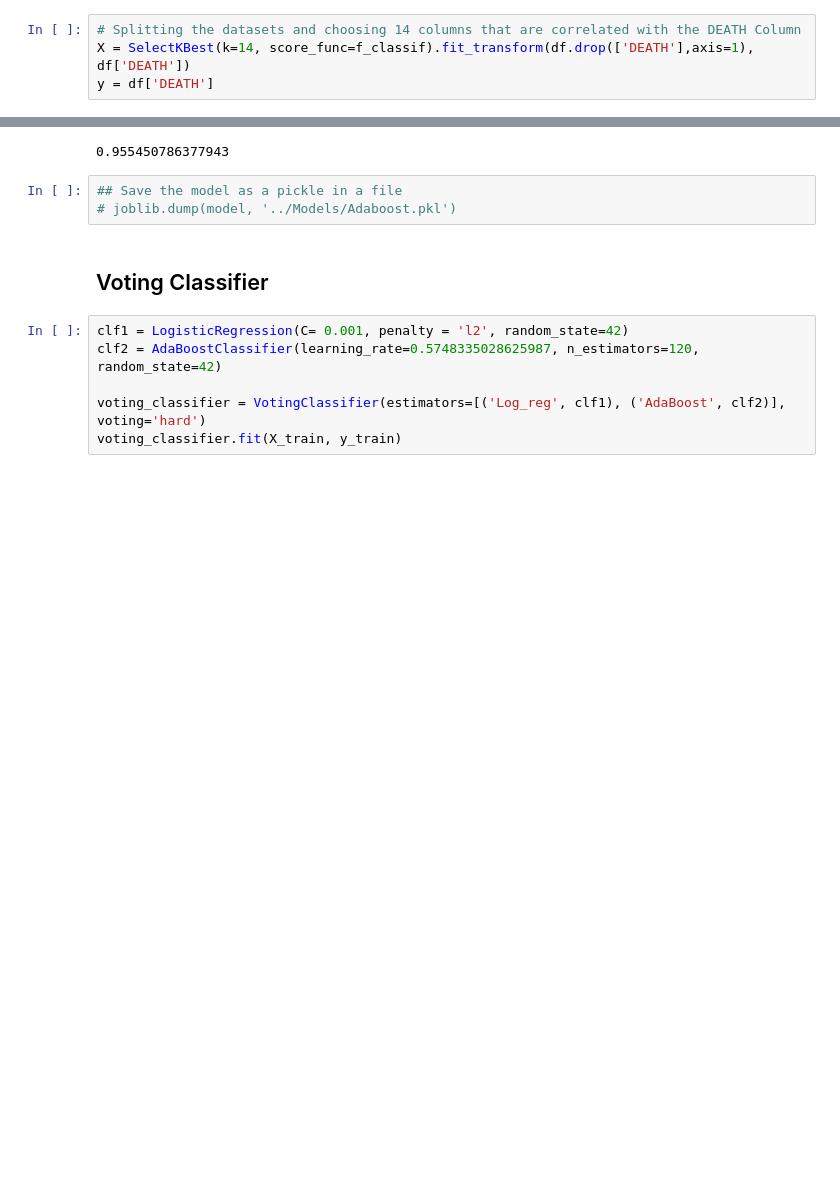
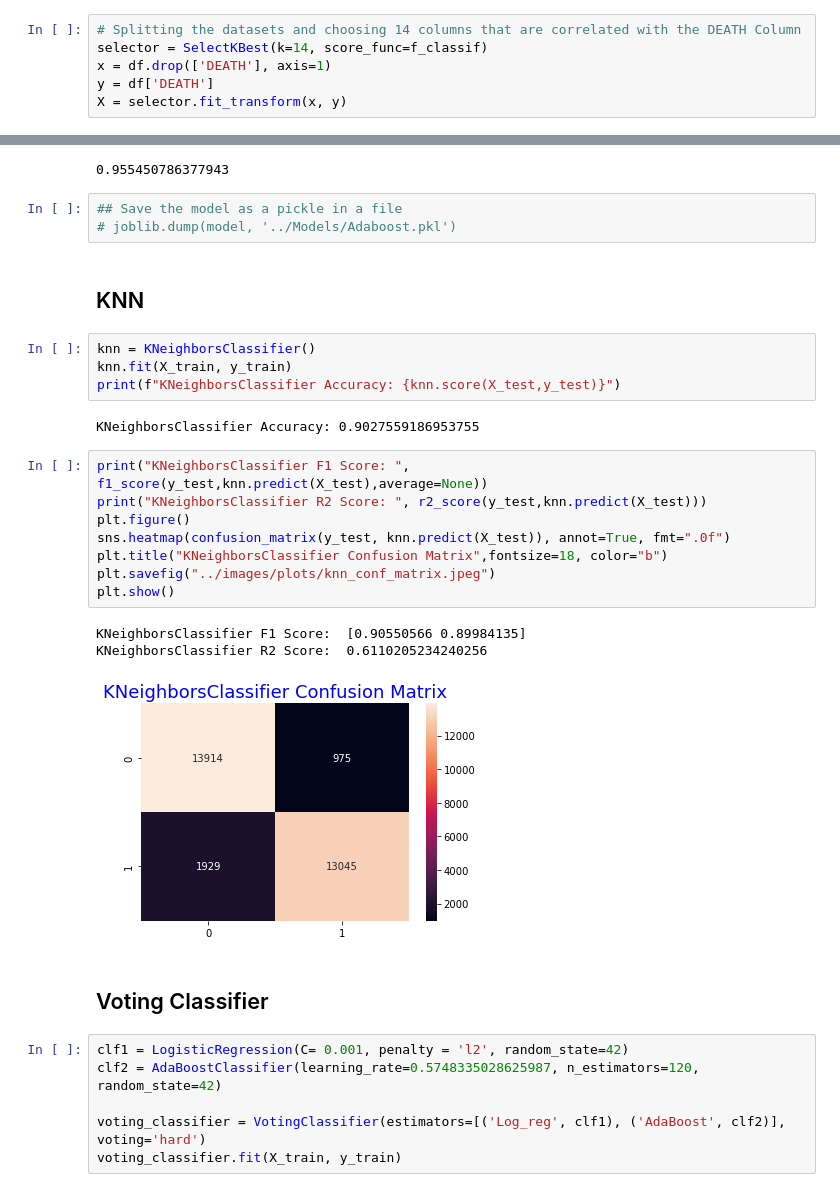
Before and after one commit to JammalAdeyemi/CovidPatientRiskEvaluation, a Jupyter notebook: notebooks/Modelling.ipynb, the cells around one changed output, grey strips where cells are left out. Cells and saved outputs as stored; diff of their text form; blank space fills up the shorter version.

```diff
--- a/notebooks/Modelling.ipynb
+++ b/notebooks/Modelling.ipynb
@@ -34,5 +34,7 @@ df.head()
 | 4 | 2 | 1 | 2 | 1 | 2 | 68 | 2 | 1 | 2 | ... |
 # %%
 # Splitting the datasets and choosing 14 columns that are correlated with the DEATH Column
-X = SelectKBest(k=14, score_func=f_classif).fit_transform(df.drop(['DEATH'],axis=1), df['DEATH'])
+selector = SelectKBest(k=14, score_func=f_classif)
+x = df.drop(['DEATH'], axis=1)
 y = df['DEATH']
+X = selector.fit_transform(x, y)
@@ -362,6 +398,26 @@ roc_auc_score(y_test,prob_vector)
 # %%
 ## Save the model as a pickle in a file
 # joblib.dump(model, '../Models/Adaboost.pkl')
+# %% [markdown]
+## KNN
+# %%
+knn = KNeighborsClassifier()
+knn.fit(X_train, y_train)
+print(f"KNeighborsClassifier Accuracy: {knn.score(X_test,y_test)}")
+# %% [output]
+KNeighborsClassifier Accuracy: 0.9027559186953755
+# %%
+print("KNeighborsClassifier F1 Score: ", f1_score(y_test,knn.predict(X_test),average=None))
+print("KNeighborsClassifier R2 Score: ", r2_score(y_test,knn.predict(X_test)))
+plt.figure()
+sns.heatmap(confusion_matrix(y_test, knn.predict(X_test)), annot=True, fmt=".0f")
+plt.title("KNeighborsClassifier Confusion Matrix",fontsize=18, color="b")
+plt.savefig("../images/plots/knn_conf_matrix.jpeg")
+plt.show()
+# %% [output]
+KNeighborsClassifier F1 Score:  [0.90550566 0.89984135]
+KNeighborsClassifier R2 Score:  0.6110205234240256
+[figure, added]
 # %% [markdown]
 ## Voting Classifier
 # %%
```
Also changed, not shown: parts of 7 cells of this notebook, 1 other file.
